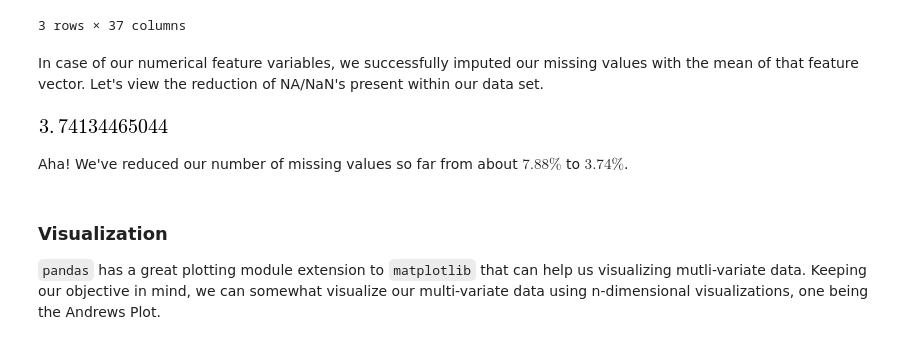
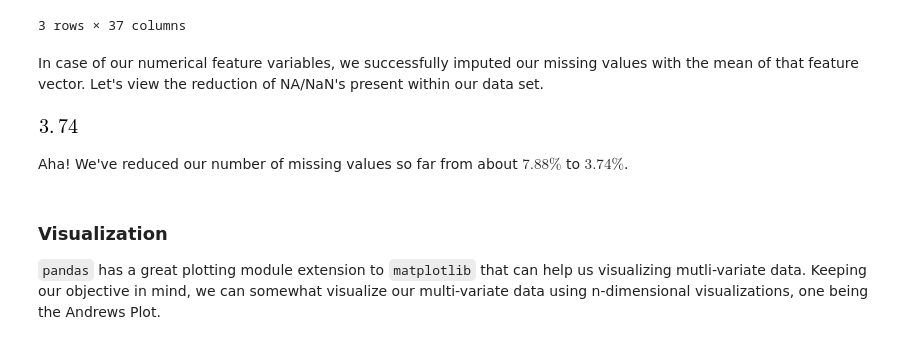
Before and after one commit to achillesrasquinha/brains-from-scratch, a Jupyter notebook: Brains from Scratch - Machine Learning for dummies.ipynb, the cells around one changed output. Cells and saved outputs as stored; diff of their text form; code cells hidden in the pictures.

```diff
--- a/Brains from Scratch - Machine Learning for dummies.ipynb
+++ b/Brains from Scratch - Machine Learning for dummies.ipynb
@@ -1430,9 +1494,9 @@ df.sample(nsamples)
 # %% [markdown]
 In case of our numerical feature variables, we successfully imputed our missing values with the mean of that feature vector. Let's view the reduction of NA/NaN's present within our data set.
 # %%
-(df.isnull().sum().sum() / df.size) * 100
+np.round((df.isnull().sum().sum() / df.size) * 100, 2)
 # %% [output]
-[figure, old version]
+[figure, new version]
 # %% [markdown]
 Aha! We've reduced our number of missing values so far from about $7.88 \%$ to $3.74 \%$.
 # %%
```
Also changed, not shown: parts of 42 cells of this notebook, 1 other file.
